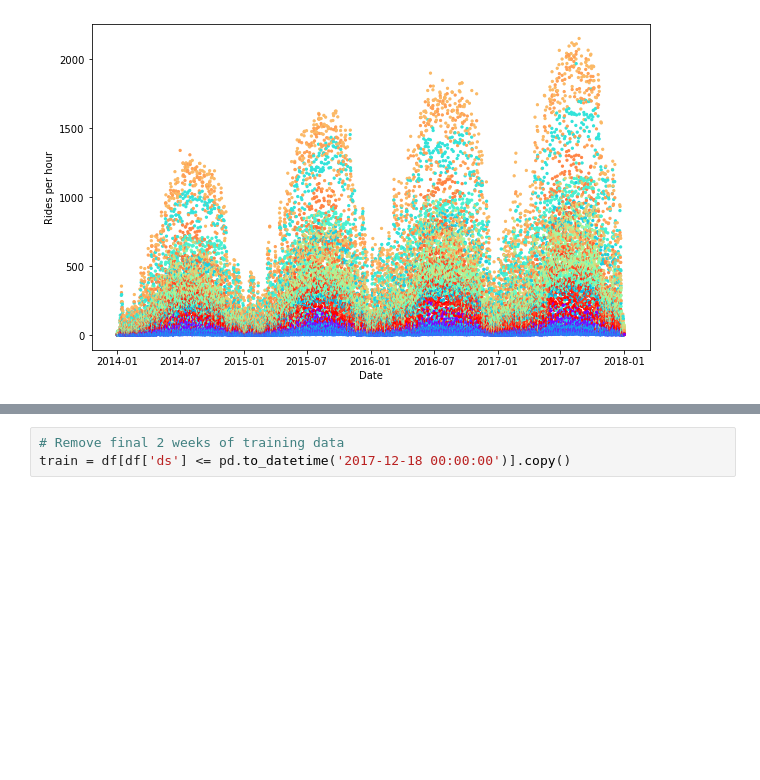
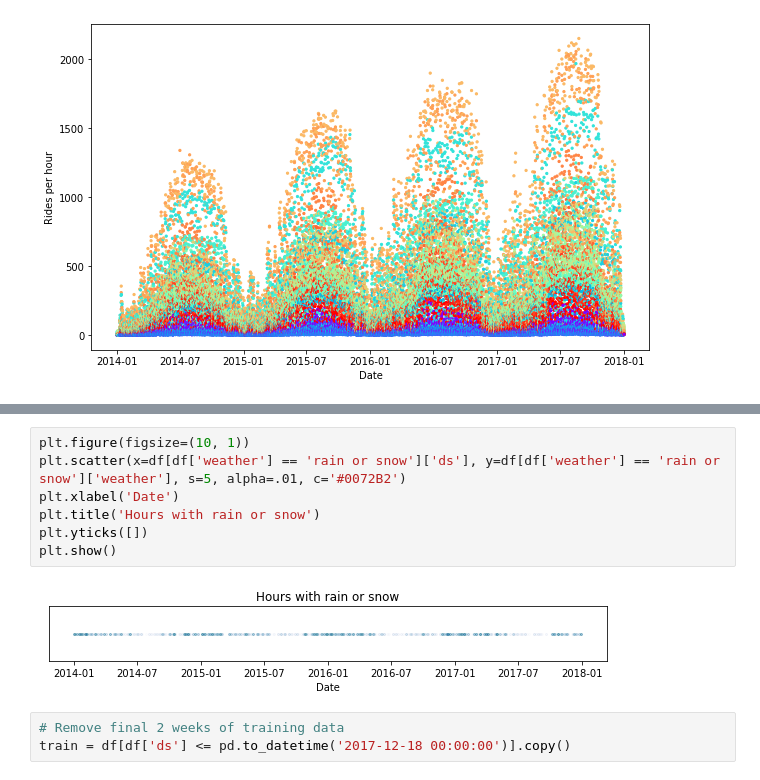
Before and after one commit to raffg/prophet_presentation, a Jupyter notebook: prophet_colab.ipynb, the cells around one changed output, grey strips where cells are left out. Drawn from its saved outputs; the diff is of its cells as text; blank space fills up the shorter version.

```diff
--- a/prophet_colab.ipynb
+++ b/prophet_colab.ipynb
@@ -394,3 +413,12 @@ plt.show()
+# %%
+plt.figure(figsize=(10, 1))
+plt.scatter(x=df[df['weather'] == 'rain or snow']['ds'], y=df[df['weather'] == 'rain or snow']['weather'], s=5, alpha=.01, c='#0072B2')
+plt.xlabel('Date')
+plt.title('Hours with rain or snow')
+plt.yticks([])
+plt.show()
+# %% [output]
+[figure, added]
 # %%
 # Remove final 2 weeks of training data
 train = df[df['ds'] <= pd.to_datetime('2017-12-18 00:00:00')].copy()
```
Also changed, not shown: parts of 45 cells of this notebook, 1 other file.
